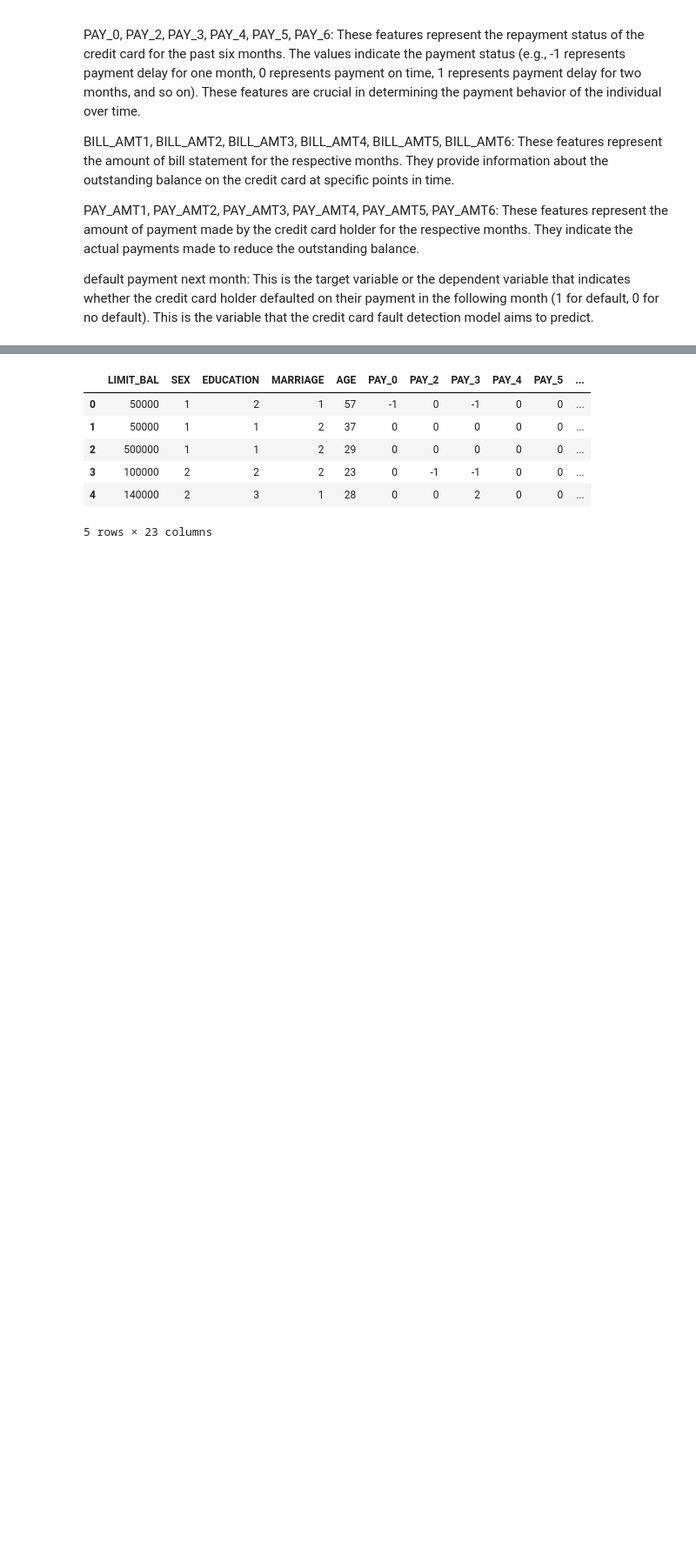
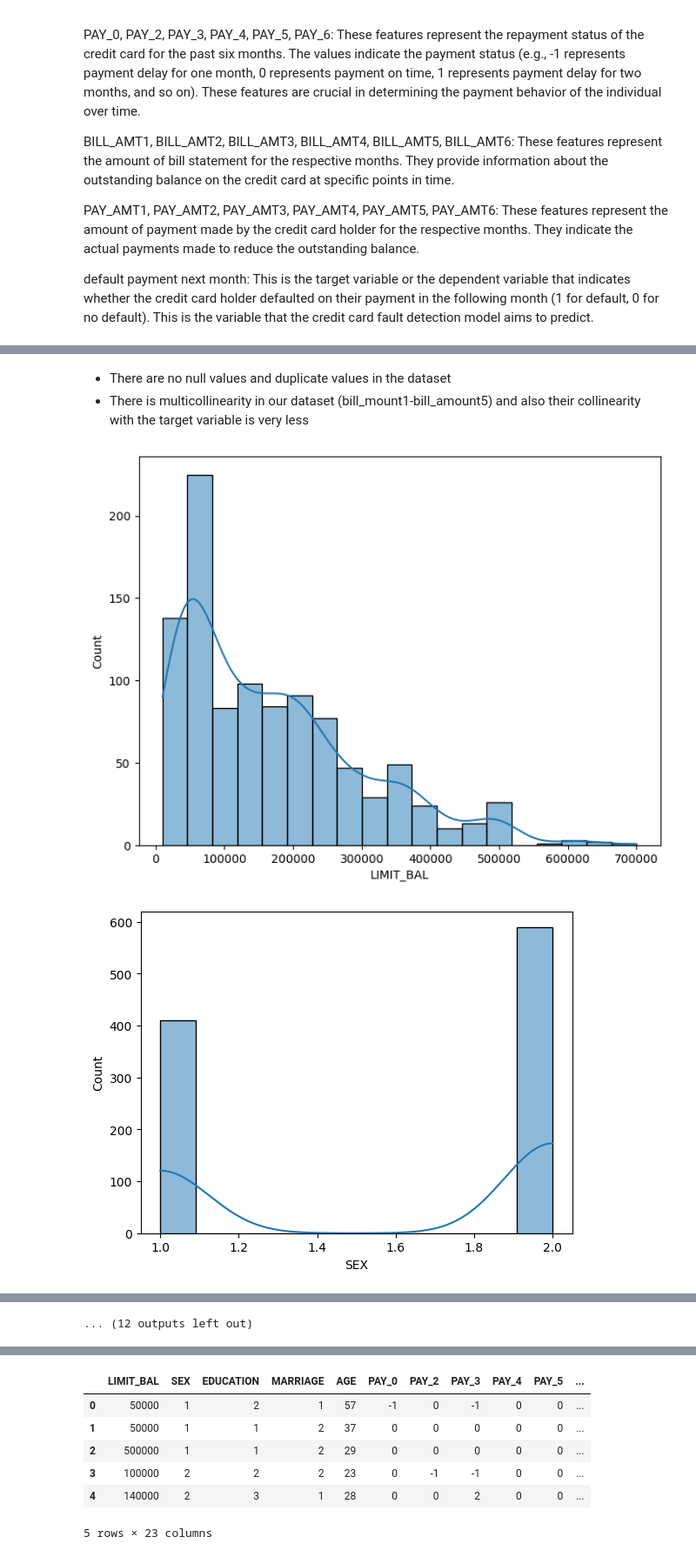
Before and after one commit to Sumeetparmar0/Credit-Card-Fault-Detection-Project, a Jupyter notebook: notebooks/Creadit_card_fault_detection.ipynb, the cells around one changed output, grey strips where cells are left out. Shown at 87% size. Saved outputs shown, nothing was run; the diff lists cells and outputs as text; code cells hidden in the pictures; blank space fills up the shorter version.

```diff
--- a/notebooks/Creadit_card_fault_detection.ipynb
+++ b/notebooks/Creadit_card_fault_detection.ipynb
@@ -128,0 +120,13 @@ profile=ProfileReport(data,title="ydata profiling report")
+# %% [markdown]
+* There are no null values and duplicate values in the dataset
+* There is multicollinearity in our dataset (bill_mount1-bill_amount5) and also their collinearity with the target variable is very less
+# %%
+plt.figure(figsize=(8,6))
+x=0
+for i in df.columns:
+    sns.histplot(data=df,x=i,kde=True)
+    print('\n')
+    plt.show()
+# %% [output]
+[figure, added]
+[figure, added]
@@ -128,0 +143 @@ profile=ProfileReport(data,title="ydata profiling report")
+... (12 outputs left out)
```
Also changed, not shown: parts of 73 cells of this notebook, 18 other files.
